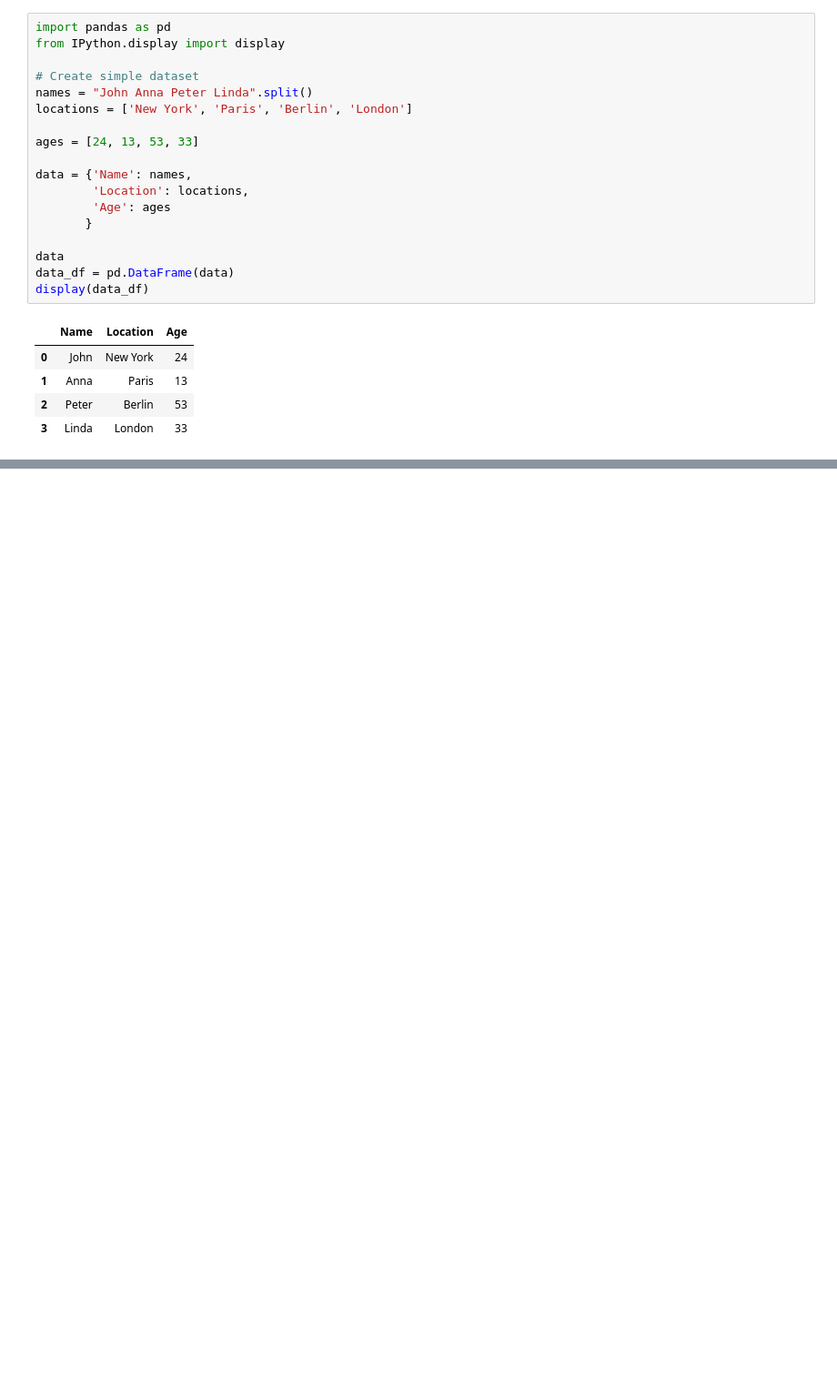
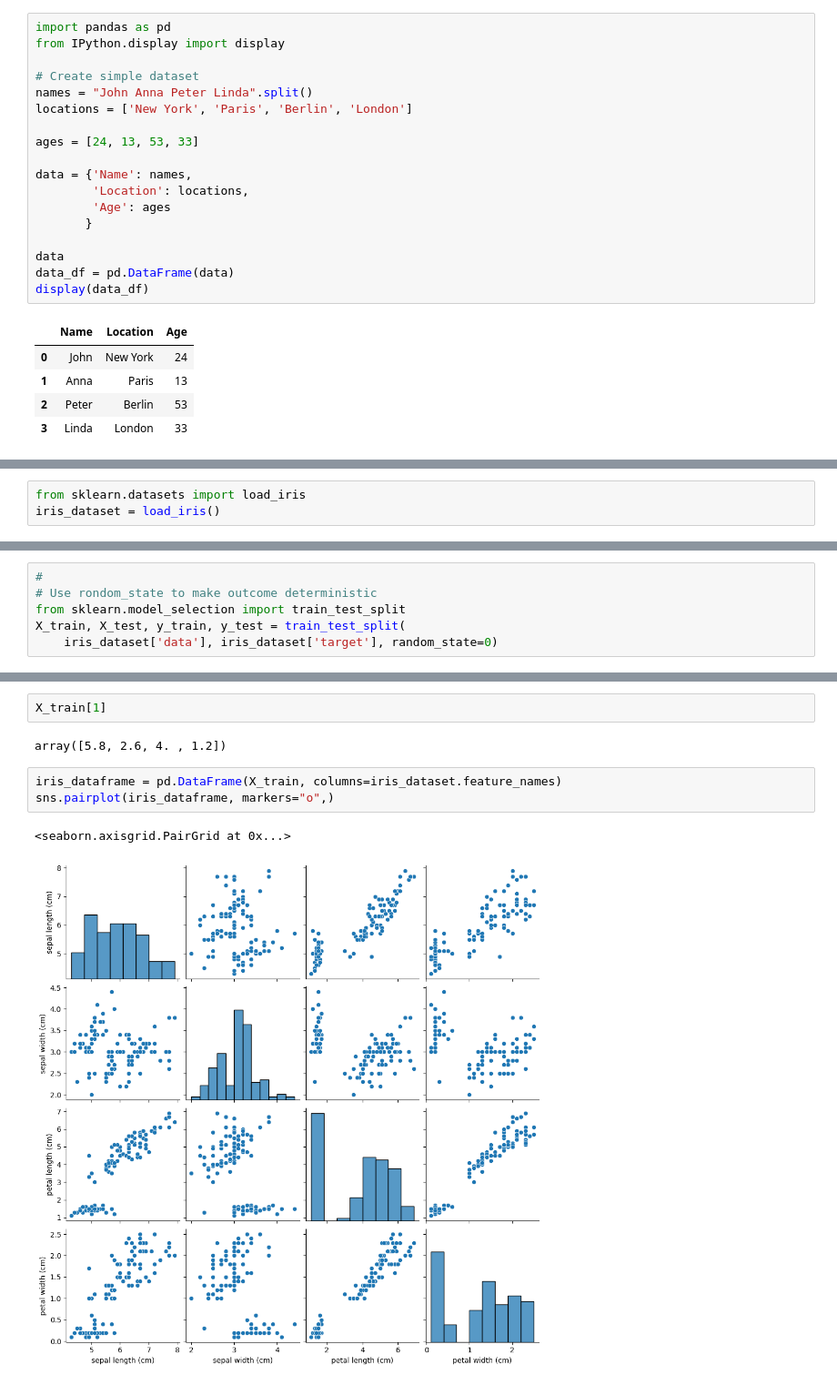
Before and after one commit to terryjbates/intro-to-ml-with-python, a Jupyter notebook: intro_to_ml_with_python.ipynb, the cells around one changed output, grey strips where cells are left out. Shown: that part at 91% size. Cells and saved outputs as stored; diff of their text form; blank space fills up the shorter version.

```diff
--- a/intro_to_ml_with_python.ipynb
+++ b/intro_to_ml_with_python.ipynb
@@ -148,0 +182,3 @@ display(data_df)
+# %%
+from sklearn.datasets import load_iris
+iris_dataset = load_iris()
@@ -148,0 +250,6 @@ display(data_df)
+# %%
+#
+# Use rondom_state to make outcome deterministic
+from sklearn.model_selection import train_test_split
+X_train, X_test, y_train, y_test = train_test_split(
+    iris_dataset['data'], iris_dataset['target'], random_state=0)
@@ -148,0 +292,10 @@ display(data_df)
+# %%
+X_train[1]
+# %% [output]
+array([5.8, 2.6, 4. , 1.2])
+# %%
+iris_dataframe = pd.DataFrame(X_train, columns=iris_dataset.feature_names)
+sns.pairplot(iris_dataframe, markers="o",)
+# %% [output]
+<seaborn.axisgrid.PairGrid at 0x...>
+[figure, added]
```
Also changed, not shown: parts of 33 cells of this notebook.
